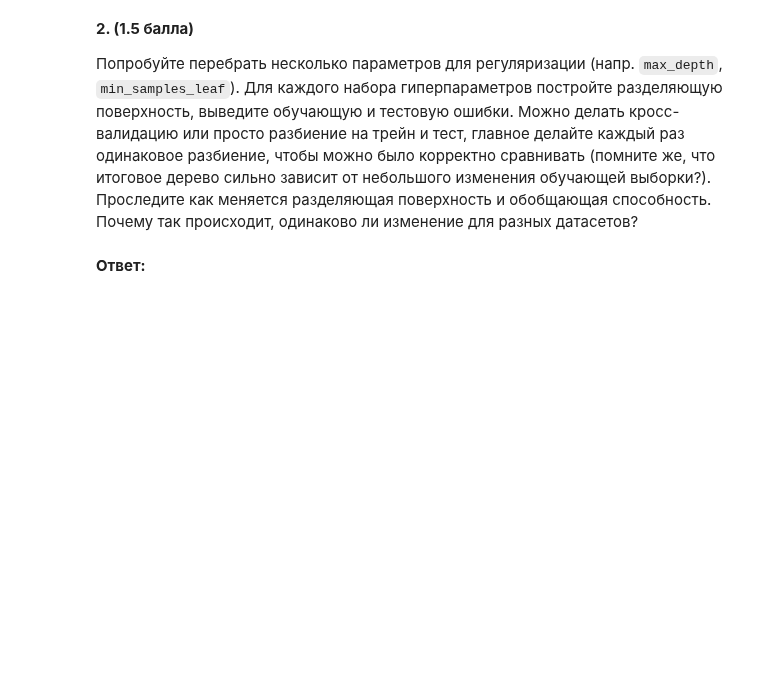
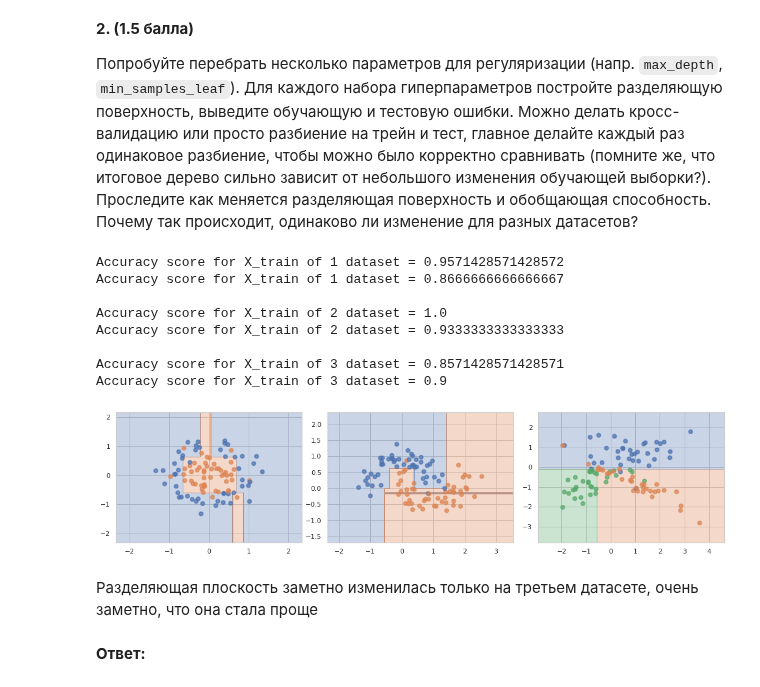
Before and after one commit to HeySlava/hse_course, a Jupyter notebook: trees_hw5/trees.ipynb, the cells around one changed output. Saved outputs shown, nothing was run; the diff lists cells and outputs as text; code cells hidden in the pictures; blank space fills up the shorter version.

Commit message:
taks 2. Hyperparamets for simple dataset

```diff
--- a/trees_hw5/trees.ipynb
+++ b/trees_hw5/trees.ipynb
@@ -114,8 +114,8 @@ for i, (x, y) in enumerate(datasets):
     plt.subplot(1, 3, i + 1)
     X_train, X_test, y_train, y_test = train_test_split(x, y, test_size=.3, random_state=0)
     dt = DecisionTreeClassifier(random_state=0).fit(X_train, y_train)
-    y_test_predict = clf.predict(X_train)
-    y_train_predict = clf.predict(X_test)
+    y_test_predict = dt.predict(X_train)
+    y_train_predict = dt.predict(X_test)
     print(f'Accuracy score for X_train of {i+1} dataset = {accuracy_score(y_test_predict, y_train)}')
     print(f'Accuracy score for X_train of {i+1} dataset = {accuracy_score(y_train_predict, y_test)}', '\n')
     plot_surface(dt, x, y)
@@ -142,3 +142,30 @@ __2. (1.5 балла)__
+# %%
+params = [{'criterion': ['entropy', 'gini'], 'max_depth': range(1, 10)},
+          {'min_samples_leaf': range(1, 5)}]
+plt.figure(figsize=(15, 4))
+
+for i, (x, y) in enumerate(datasets):
+    plt.subplot(1, 3, i + 1)
+    X_train, X_test, y_train, y_test = train_test_split(x, y, test_size=.3, random_state=0)
+    dt = DecisionTreeClassifier(random_state=0)
+    clf = GridSearchCV(estimator=dt, param_grid=params).fit(X_train, y_train)
+    y_test_predict = clf.predict(X_train)
+    y_train_predict = clf.predict(X_test)
+    print(f'Accuracy score for X_train of {i+1} dataset = {accuracy_score(y_test_predict, y_train)}')
+    print(f'Accuracy score for X_train of {i+1} dataset = {accuracy_score(y_train_predict, y_test)}', '\n')
+    plot_surface(clf, x, y)
+# %% [output]
+Accuracy score for X_train of 1 dataset = 0.9571428571428572
+Accuracy score for X_train of 1 dataset = 0.8666666666666667
+
+Accuracy score for X_train of 2 dataset = 1.0
+Accuracy score for X_train of 2 dataset = 0.9333333333333333
+
+Accuracy score for X_train of 3 dataset = 0.8571428571428571
+Accuracy score for X_train of 3 dataset = 0.9
+[figure, added]
+# %% [markdown]
+Разделяющая плоскость заметно изменилась только на третьем датасете, очень заметно, что она стала проще
 # %% [markdown]
 __Ответ:__
 # %% [markdown]
```
Also changed, not shown: parts of 5 cells of this notebook.
